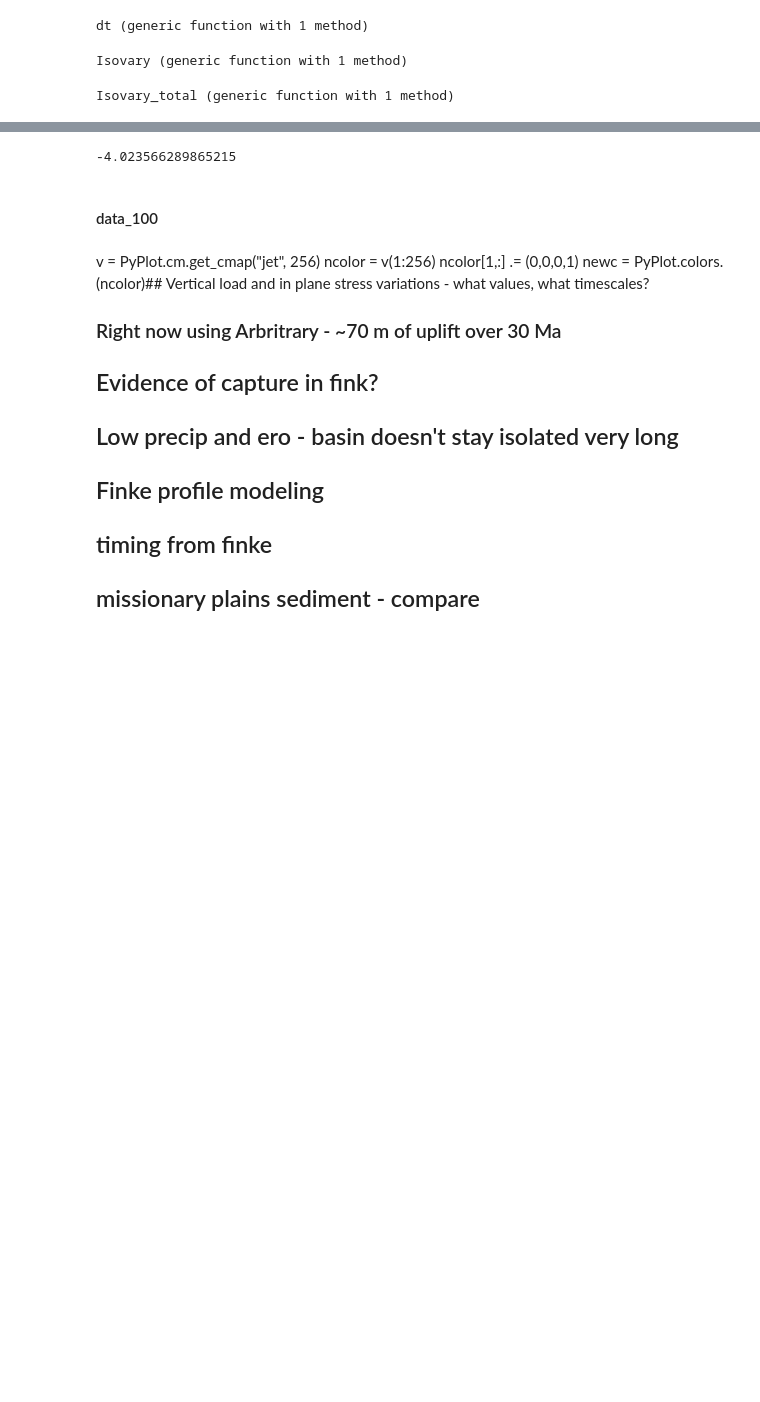
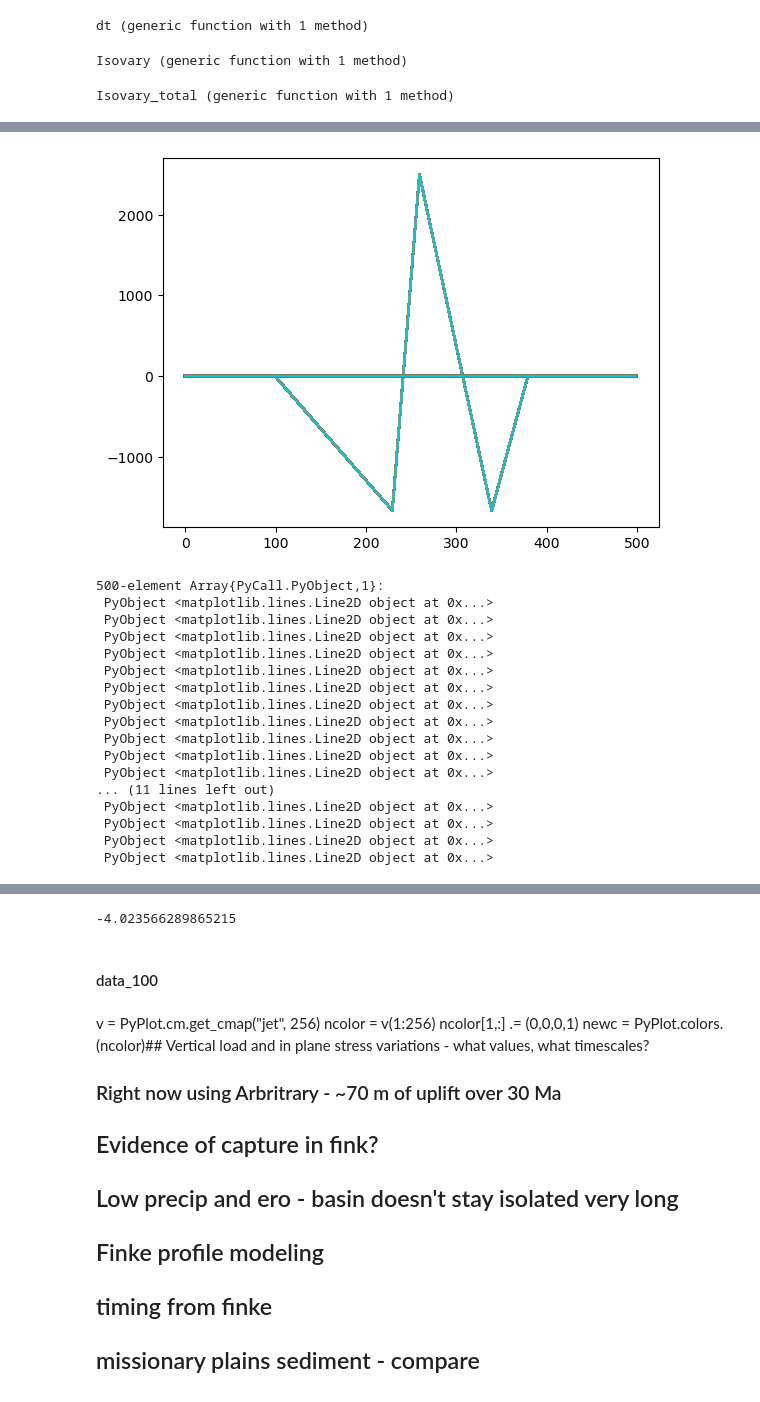
Before and after one commit to ruetg/LEMUR, a Jupyter notebook: julia/lemur.ipynb, the cells around one changed output, grey strips where cells are left out. Saved outputs shown, nothing was run; the diff lists cells and outputs as text; code cells hidden in the pictures; blank space fills up the shorter version.

```diff
--- a/julia/lemur.ipynb
+++ b/julia/lemur.ipynb
@@ -155,0 +155,41 @@ Zi = load("Zi2.jld", "Zi");
+# %%
+gr()
+   W = zeros(500,500)
+
+    maxsed = 2500 #Maximum sediment thickness at rho = 2750 kg/m3
+
+    for i =100:230
+        W[i, 150:350] .= - (i - 100) / 130 .* maxsed*2/3; #Minima is about half the maximum
+    end
+    for i =230:260
+        W[i, 150:350] .= (i-230 ) / 30 .* (maxsed*1.67) - maxsed*2/3;
+    end
+
+    for i =260:340
+        W[i, 150:350] .= (260 - i ) / 80 .* (maxsed*1.67)+maxsed;
+    end
+    for i =340:380
+        W[i, 150:350] .= (i-340) / 40 .* maxsed * 2/3 - maxsed*2/3;
+    end
+
+
+PyPlot.plot(W)
+# %% [output]
+[figure, added]
+500-element Array{PyCall.PyObject,1}:
+ PyObject <matplotlib.lines.Line2D object at 0x...>
+ PyObject <matplotlib.lines.Line2D object at 0x...>
+ PyObject <matplotlib.lines.Line2D object at 0x...>
+ PyObject <matplotlib.lines.Line2D object at 0x...>
+ PyObject <matplotlib.lines.Line2D object at 0x...>
+ PyObject <matplotlib.lines.Line2D object at 0x...>
+ PyObject <matplotlib.lines.Line2D object at 0x...>
+ PyObject <matplotlib.lines.Line2D object at 0x...>
+ PyObject <matplotlib.lines.Line2D object at 0x...>
+ PyObject <matplotlib.lines.Line2D object at 0x...>
+ PyObject <matplotlib.lines.Line2D object at 0x...>
+... (11 lines left out)
+ PyObject <matplotlib.lines.Line2D object at 0x...>
+ PyObject <matplotlib.lines.Line2D object at 0x...>
+ PyObject <matplotlib.lines.Line2D object at 0x...>
+ PyObject <matplotlib.lines.Line2D object at 0x...>
```
Also changed, not shown: parts of 22 cells of this notebook, 2 other files.
